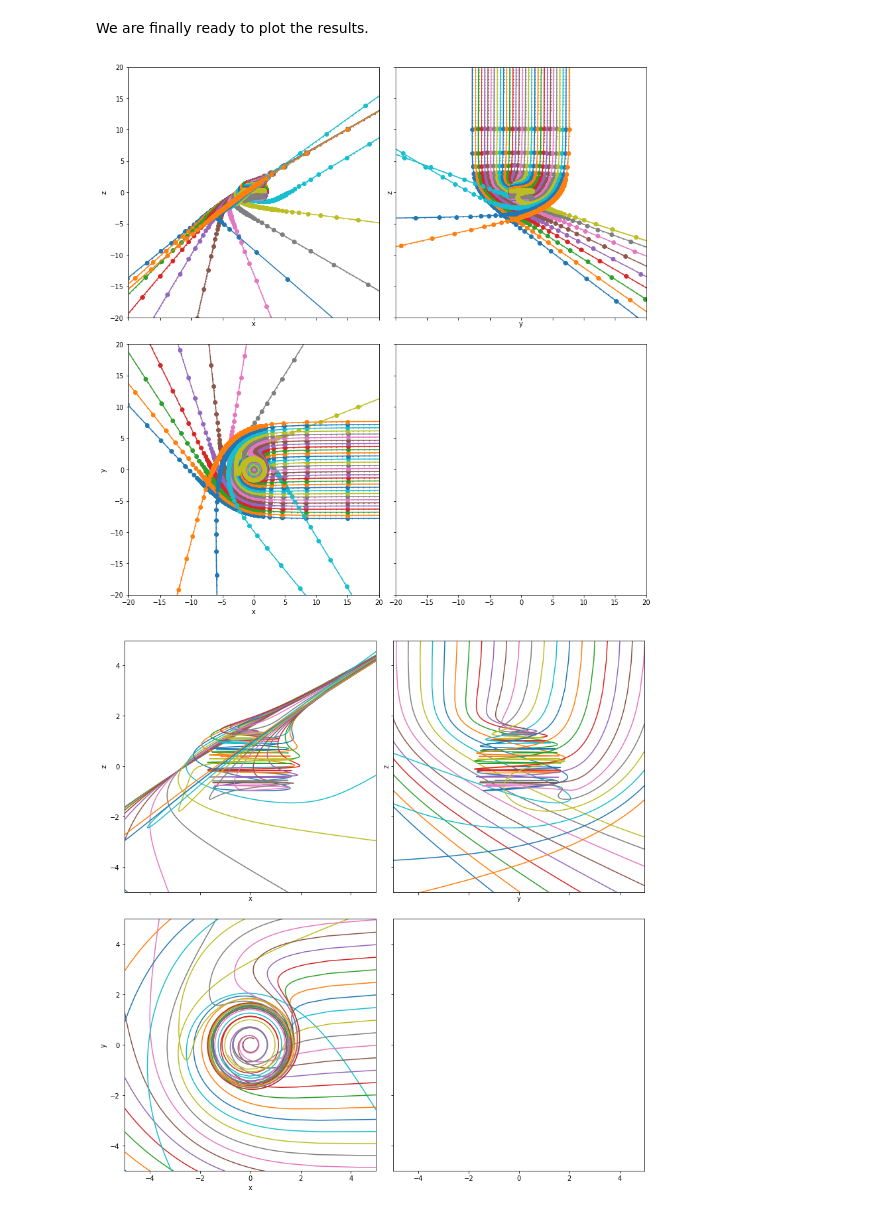
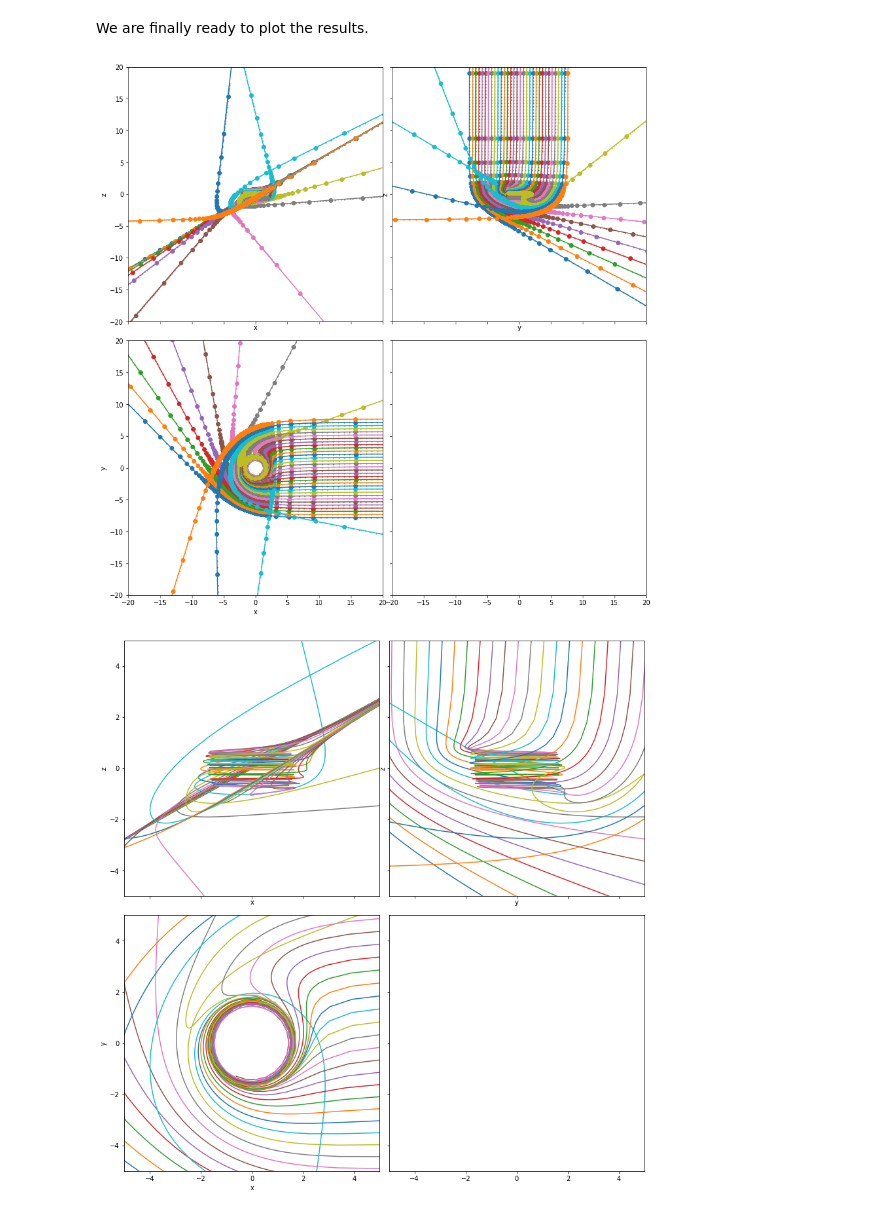
Before and after one commit to adxsrc/pray, a Jupyter notebook: demos/geode.ipynb, the cells around one changed output. Saved outputs shown, nothing was run; the diff lists cells and outputs as text; code cells hidden in the pictures.

Commit message:
Update notebook with new array convention; improve figures

```diff
--- a/demos/geode.ipynb
+++ b/demos/geode.ipynb
@@ -54,14 +55,13 @@ We are finally ready to plot the results.
 # %%
 fig, axes = plt.subplots(2,2, figsize=(12,12), sharex=True, sharey=True)
 
-i=18 # select only one value of beta
-for j in range(32):
-    axes[0][0].plot(fx[:,i,j], fz[:,i,j], '-o', color=f'C{j}')
-    axes[0][1].plot(fy[:,i,j], fz[:,i,j], '-o', color=f'C{j}')
-    axes[1][0].plot(fx[:,i,j], fy[:,i,j], '-o', color=f'C{j}')
-    axes[0][0].scatter(ix[:,i,j], iz[:,i,j], s=1, color=f'C{j}')
-    axes[0][1].scatter(iy[:,i,j], iz[:,i,j], s=1, color=f'C{j}')
-    axes[1][0].scatter(ix[:,i,j], iy[:,i,j], s=1, color=f'C{j}')
+for i,j in product(range(32), range(15,16)):
+    axes[0][0].plot(fx[:,i,j], fz[:,i,j], '-o', color=f'C{i}')
+    axes[0][1].plot(fy[:,i,j], fz[:,i,j], '-o', color=f'C{i}')
+    axes[1][0].plot(fx[:,i,j], fy[:,i,j], '-o', color=f'C{i}')
+    axes[0][0].scatter(ix[:,i,j], iz[:,i,j], s=1, color=f'C{i}')
+    axes[0][1].scatter(iy[:,i,j], iz[:,i,j], s=1, color=f'C{i}')
+    axes[1][0].scatter(ix[:,i,j], iy[:,i,j], s=1, color=f'C{i}')
 
 fig.tight_layout()
 
@@ -91,42 +91,41 @@ ax.set_xlim(-20,20)
 ax.set_ylim(-20,20)
 ax.set_aspect('equal')
 # %% [output]
-[figure, old version]
+[figure, new version]
 # %%
 fig, axes = plt.subplots(2,2, figsize=(12,12), sharex=True, sharey=True)
 
-i=18 # select only one value of beta
-for j in range(32):
-    axes[0][0].plot(fx[:,i,j], fz[:,i,j], '-', color=f'C{j}')
-    axes[0][1].plot(fy[:,i,j], fz[:,i,j], '-', color=f'C{j}')
-    axes[1][0].plot(fx[:,i,j], fy[:,i,j], '-', color=f'C{j}')
+for i,j in product(range(32), range(15,16)):
+    axes[0][0].plot(fx[:,i,j], fz[:,i,j], '-', color=f'C{i}')
+    axes[0][1].plot(fy[:,i,j], fz[:,i,j], '-', color=f'C{i}')
+    axes[1][0].plot(fx[:,i,j], fy[:,i,j], '-', color=f'C{i}')
 
 fig.tight_layout()
 
 ax = axes[0][0]
 ax.set_xlabel('x')
 ax.set_ylabel('z')
 ax.set_xlim(-5,5)
 ax.set_ylim(-5,5)
 ax.set_aspect('equal')
 
 ax = axes[0][1]
 ax.set_xlabel('y')
 ax.set_ylabel('z')
 ax.set_xlim(-5,5)
 ax.set_ylim(-5,5)
 ax.set_aspect('equal')
 
 ax = axes[1][0]
 ax.set_xlabel('x')
 ax.set_ylabel('y')
 ax.set_xlim(-5,5)
 ax.set_ylim(-5,5)
 ax.set_aspect('equal')
 
 ax = axes[1][1]
 ax.set_xlim(-5,5)
 ax.set_ylim(-5,5)
 ax.set_aspect('equal')
 # %% [output]
-[figure, old version]
+[figure, new version]
```
Also changed, not shown: parts of 2 cells of this notebook.
